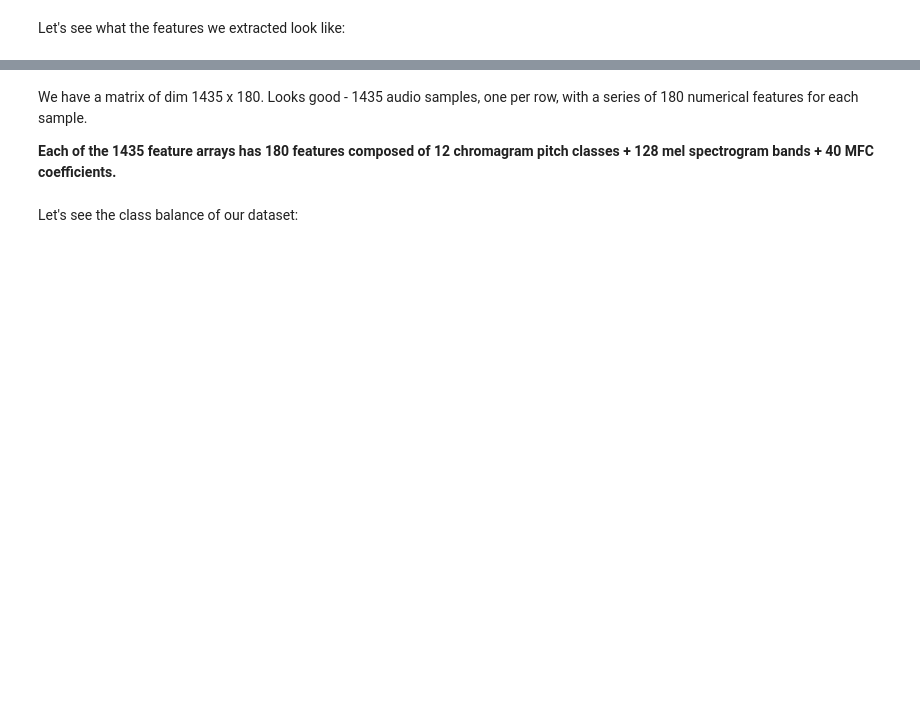
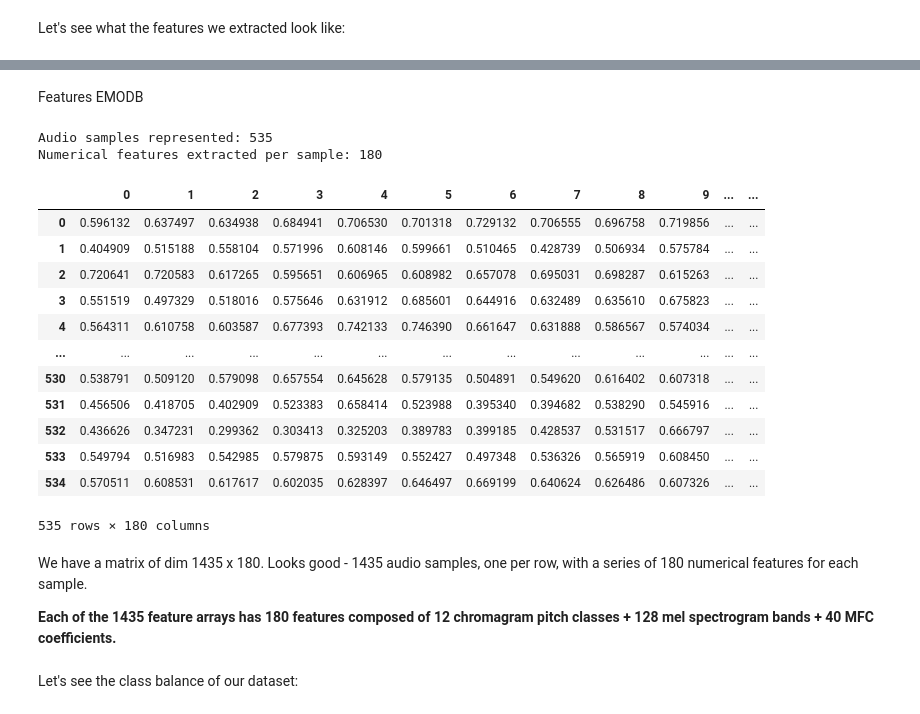
Before and after one commit to goose2711/Week-2_Data_Preprocessing, a Jupyter notebook: Week_2_Data_Preprocessing.ipynb, the cells around one changed output, grey strips where cells are left out. Cells and saved outputs as stored; diff of their text form; code cells hidden in the pictures; blank space fills up the shorter version.

```diff
--- a/Week_2_Data_Preprocessing.ipynb
+++ b/Week_2_Data_Preprocessing.ipynb
@@ -880,3 +900,26 @@ features_df
+# %% [markdown]
+Features EMODB
+# %%
+print(f'\nAudio samples represented: {featuresEMODB.shape[0]}')
+print(f'Numerical features extracted per sample: {featuresEMODB.shape[1]}')
+features_emo = pd.DataFrame(featuresEMODB) # make it pretty for display
+features_emo
+# %% [output]
+Audio samples represented: 535
+Numerical features extracted per sample: 180
+|  | 0 | 1 | 2 | 3 | 4 | 5 | 6 | 7 | 8 | 9 | ... | ... |
+| 0 | 0.596132 | 0.637497 | 0.634938 | 0.684941 | 0.706530 | 0.701318 | 0.729132 | 0.706555 | 0.696758 | 0.719856 | ... | ... |
+| 1 | 0.404909 | 0.515188 | 0.558104 | 0.571996 | 0.608146 | 0.599661 | 0.510465 | 0.428739 | 0.506934 | 0.575784 | ... | ... |
+| 2 | 0.720641 | 0.720583 | 0.617265 | 0.595651 | 0.606965 | 0.608982 | 0.657078 | 0.695031 | 0.698287 | 0.615263 | ... | ... |
+| 3 | 0.551519 | 0.497329 | 0.518016 | 0.575646 | 0.631912 | 0.685601 | 0.644916 | 0.632489 | 0.635610 | 0.675823 | ... | ... |
+| 4 | 0.564311 | 0.610758 | 0.603587 | 0.677393 | 0.742133 | 0.746390 | 0.661647 | 0.631888 | 0.586567 | 0.574034 | ... | ... |
+| ... | ... | ... | ... | ... | ... | ... | ... | ... | ... | ... | ... | ... |
+| 530 | 0.538791 | 0.509120 | 0.579098 | 0.657554 | 0.645628 | 0.579135 | 0.504891 | 0.549620 | 0.616402 | 0.607318 | ... | ... |
+| 531 | 0.456506 | 0.418705 | 0.402909 | 0.523383 | 0.658414 | 0.523988 | 0.395340 | 0.394682 | 0.538290 | 0.545916 | ... | ... |
+| 532 | 0.436626 | 0.347231 | 0.299362 | 0.303413 | 0.325203 | 0.389783 | 0.399185 | 0.428537 | 0.531517 | 0.666797 | ... | ... |
+| 533 | 0.549794 | 0.516983 | 0.542985 | 0.579875 | 0.593149 | 0.552427 | 0.497348 | 0.536326 | 0.565919 | 0.608450 | ... | ... |
+| 534 | 0.570511 | 0.608531 | 0.617617 | 0.602035 | 0.628397 | 0.646497 | 0.669199 | 0.640624 | 0.626486 | 0.607326 | ... | ... |
+535 rows × 180 columns
 # %% [markdown]
 We have a matrix of dim 1435 x 180. Looks good - 1435 audio samples, one per row, with a series of
 180 numerical features for each sample.
```
Also changed, not shown: parts of 10 cells of this notebook.
